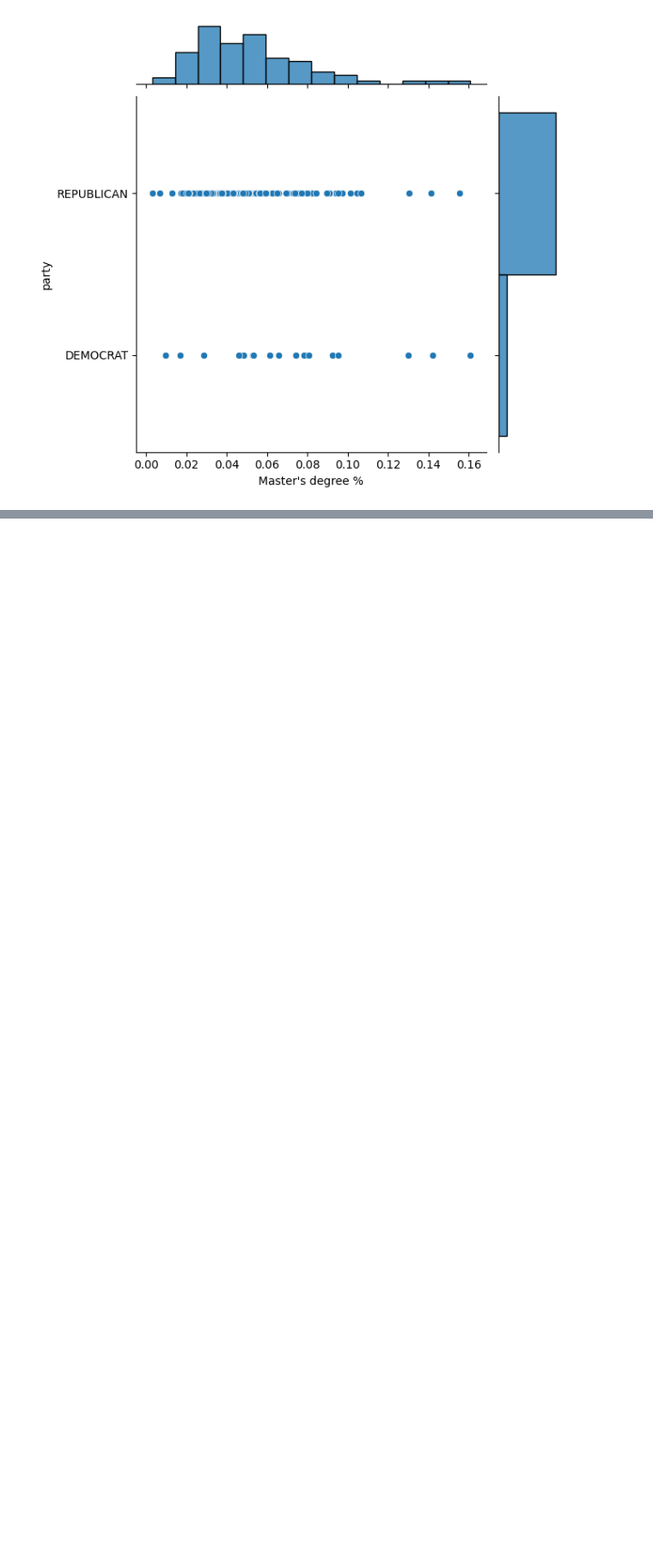
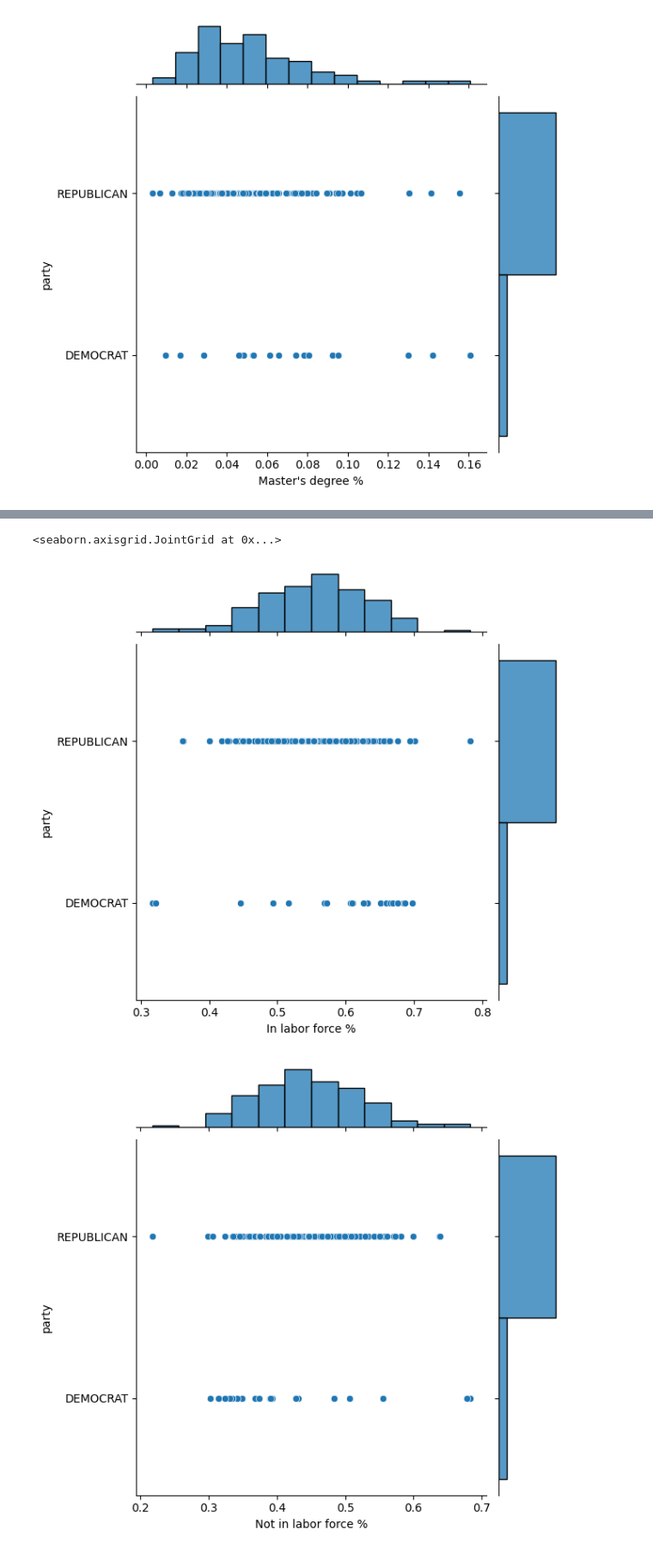
Before and after one commit to nw93929/DS2002FinalProject, a Jupyter notebook: finalprojectcode.ipynb, the cells around one changed output, grey strips where cells are left out. Shown: that part at 86% size. Saved outputs shown, nothing was run; the diff lists cells and outputs as text; code cells hidden in the pictures; blank space fills up the shorter version.

```diff
--- a/finalprojectcode.ipynb
+++ b/finalprojectcode.ipynb
@@ -118,0 +162,7 @@ sns.jointplot(x=ga_data["Master's degree %"],y=ga_data['party'])
+# %%
+sns.jointplot(x=ga_data2016['In labor force %'],y=ga_data2016['party'])
+sns.jointplot(x=ga_data2016["Not in labor force %"],y=ga_data2016['party'])
+# %% [output]
+<seaborn.axisgrid.JointGrid at 0x...>
+[figure, added]
+[figure, added]
```
Also changed, not shown: parts of 28 cells of this notebook.
